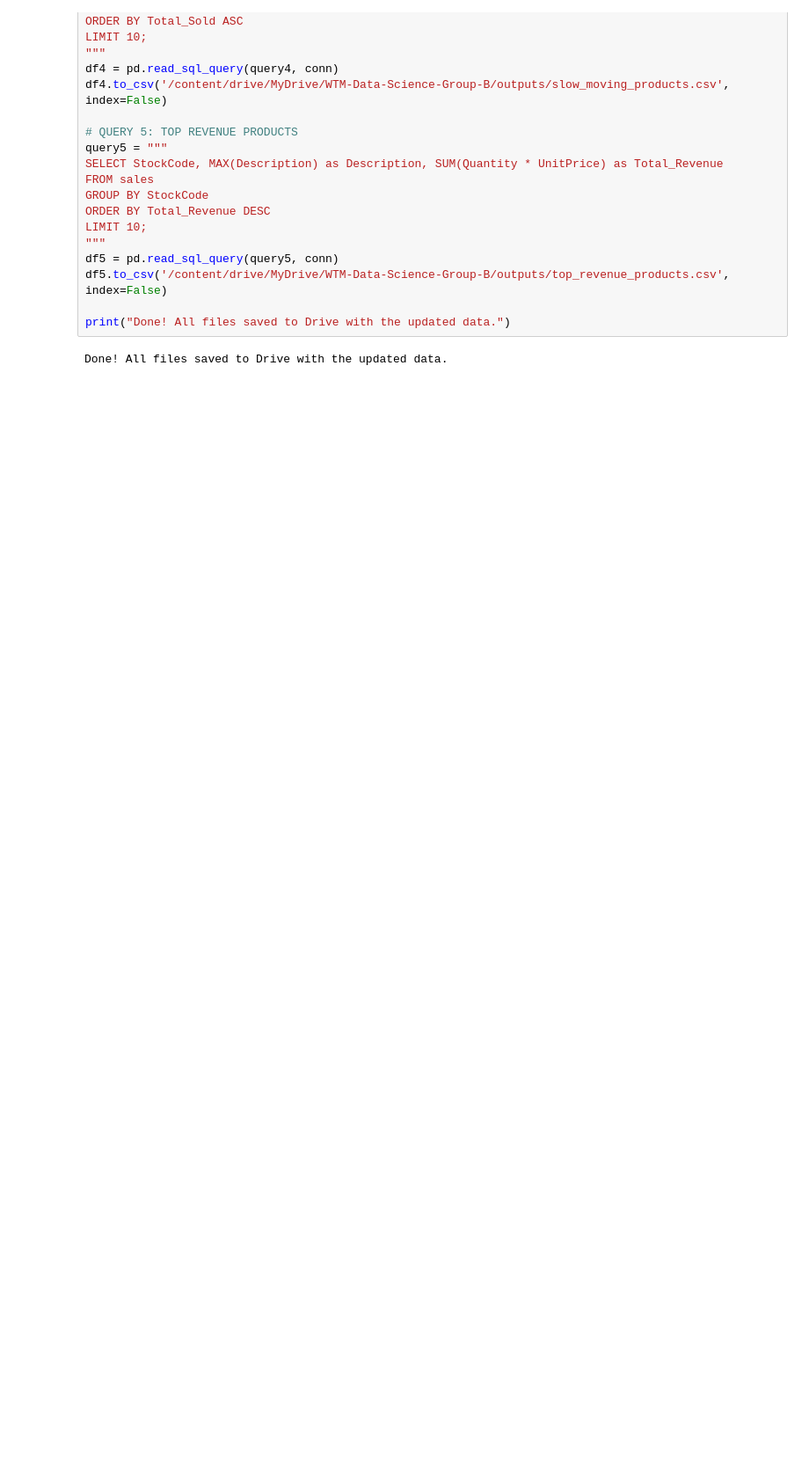
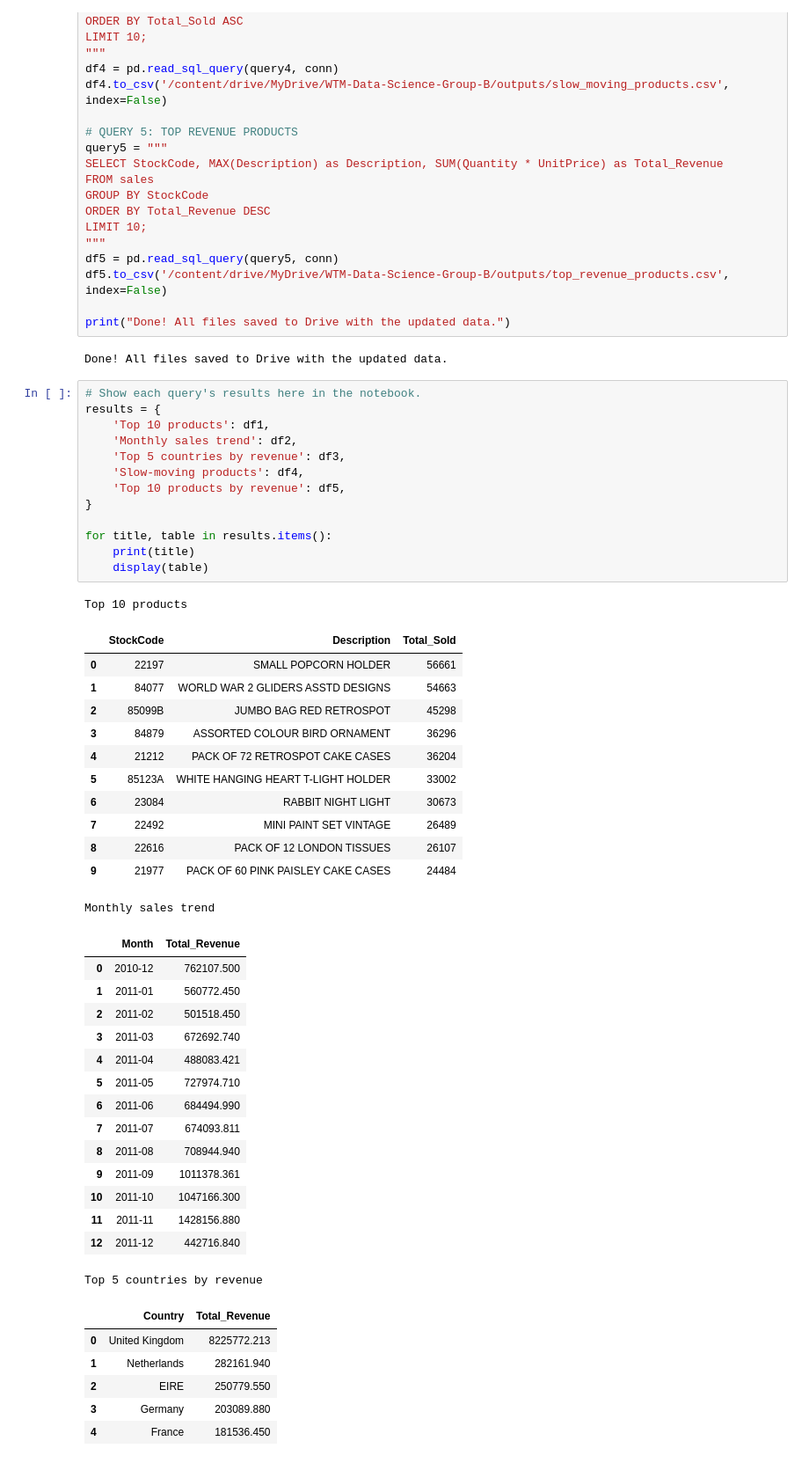
Before and after one commit to Mo-lemi/WTM-Data-Science-Group-B, a Jupyter notebook: notebooks/02_sql_analysis.ipynb, the cells around one changed output. Shown at 88% size. Cells and saved outputs as stored; diff of their text form; blank space fills up the shorter version.

Commit message:
Added a display cell to Muluka's SQL notebook so its results show, re-ran it, and removed ABC classification from the plan.

```diff
--- a/notebooks/02_sql_analysis.ipynb
+++ b/notebooks/02_sql_analysis.ipynb
@@ -80,3 +80,51 @@ df5.to_csv('/content/drive/MyDrive/WTM-Data-Science-Group-B/outputs/top_revenue_
 print("Done! All files saved to Drive with the updated data.")
 # %% [output]
 Done! All files saved to Drive with the updated data.
+# %%
+# Show each query's results here in the notebook.
+results = {
+    'Top 10 products': df1,
+    'Monthly sales trend': df2,
+    'Top 5 countries by revenue': df3,
+    'Slow-moving products': df4,
+    'Top 10 products by revenue': df5,
+}
+
+for title, table in results.items():
+    print(title)
+    display(table)
+# %% [output]
+Top 10 products
+|  | StockCode | Description | Total_Sold |
+| 0 | 22197 | SMALL POPCORN HOLDER | 56661 |
+| 1 | 84077 | WORLD WAR 2 GLIDERS ASSTD DESIGNS | 54663 |
+| 2 | 85099B | JUMBO BAG RED RETROSPOT | 45298 |
+| 3 | 84879 | ASSORTED COLOUR BIRD ORNAMENT | 36296 |
+| 4 | 21212 | PACK OF 72 RETROSPOT CAKE CASES | 36204 |
+| 5 | 85123A | WHITE HANGING HEART T-LIGHT HOLDER | 33002 |
+| 6 | 23084 | RABBIT NIGHT LIGHT | 30673 |
+| 7 | 22492 | MINI PAINT SET VINTAGE | 26489 |
+| 8 | 22616 | PACK OF 12 LONDON TISSUES | 26107 |
+| 9 | 21977 | PACK OF 60 PINK PAISLEY CAKE CASES | 24484 |
+Monthly sales trend
+|  | Month | Total_Revenue |
+| 0 | 2010-12 | 762107.500 |
+| 1 | 2011-01 | 560772.450 |
+| 2 | 2011-02 | 501518.450 |
+| 3 | 2011-03 | 672692.740 |
+| 4 | 2011-04 | 488083.421 |
+| 5 | 2011-05 | 727974.710 |
+| 6 | 2011-06 | 684494.990 |
+| 7 | 2011-07 | 674093.811 |
+| 8 | 2011-08 | 708944.940 |
+| 9 | 2011-09 | 1011378.361 |
+| 10 | 2011-10 | 1047166.300 |
+| 11 | 2011-11 | 1428156.880 |
+| 12 | 2011-12 | 442716.840 |
+Top 5 countries by revenue
+|  | Country | Total_Revenue |
+| 0 | United Kingdom | 8225772.213 |
+| 1 | Netherlands | 282161.940 |
+| 2 | EIRE | 250779.550 |
+| 3 | Germany | 203089.880 |
+| 4 | France | 181536.450 |
```
Also changed, not shown: parts of 1 cell of this notebook, 1 other file.
